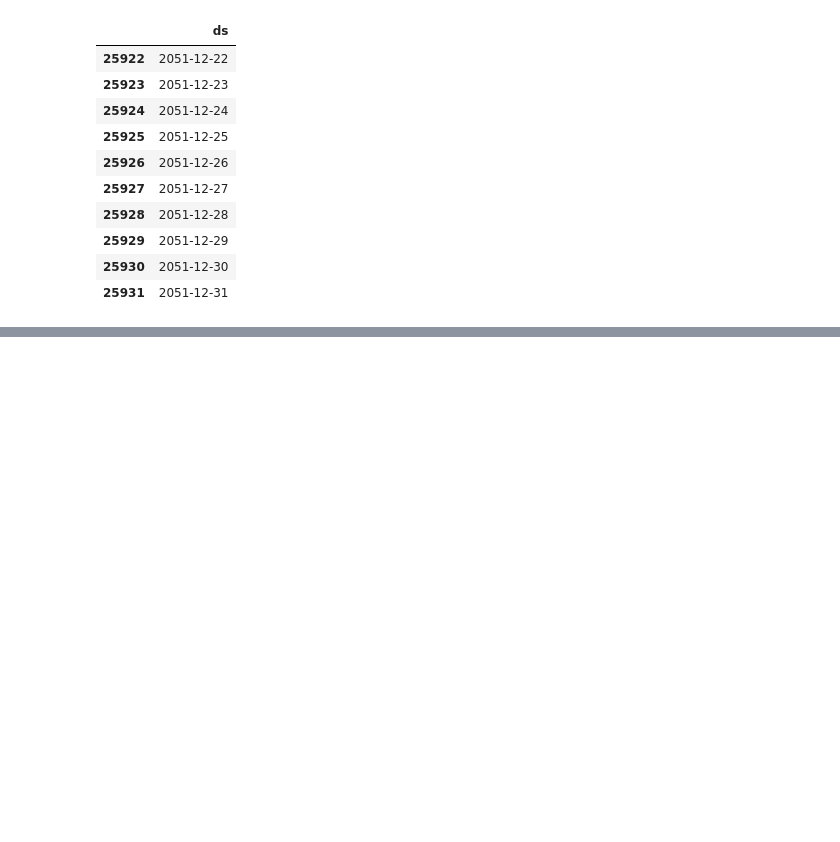
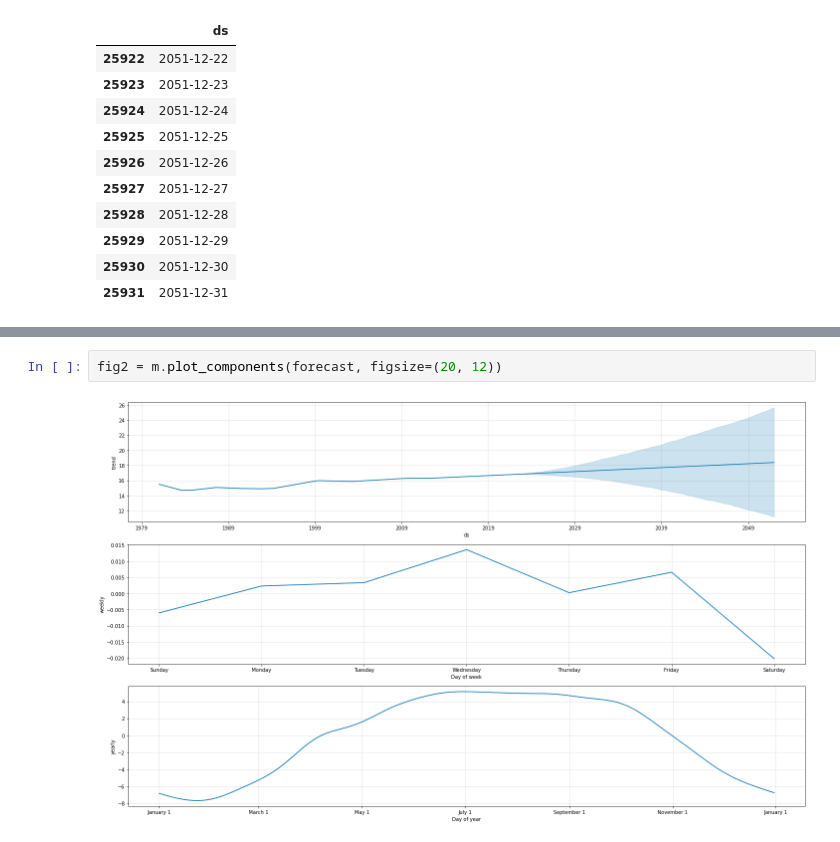
Before and after one commit to mohsin-riad/future-weather-forecasting, a Jupyter notebook: src/src.ipynb, the cells around one changed output, grey strips where cells are left out. Drawn from its saved outputs; the diff is of its cells as text; blank space fills up the shorter version.

```diff
--- a/src/src.ipynb
+++ b/src/src.ipynb
@@ -190,0 +202,4 @@ a = add_changepoints_to_plot(fig.gca(), m, forecast)
+# %%
+fig2 = m.plot_components(forecast, figsize=(20, 12))
+# %% [output]
+[figure, added]
```
Also changed, not shown: parts of 26 cells of this notebook.
